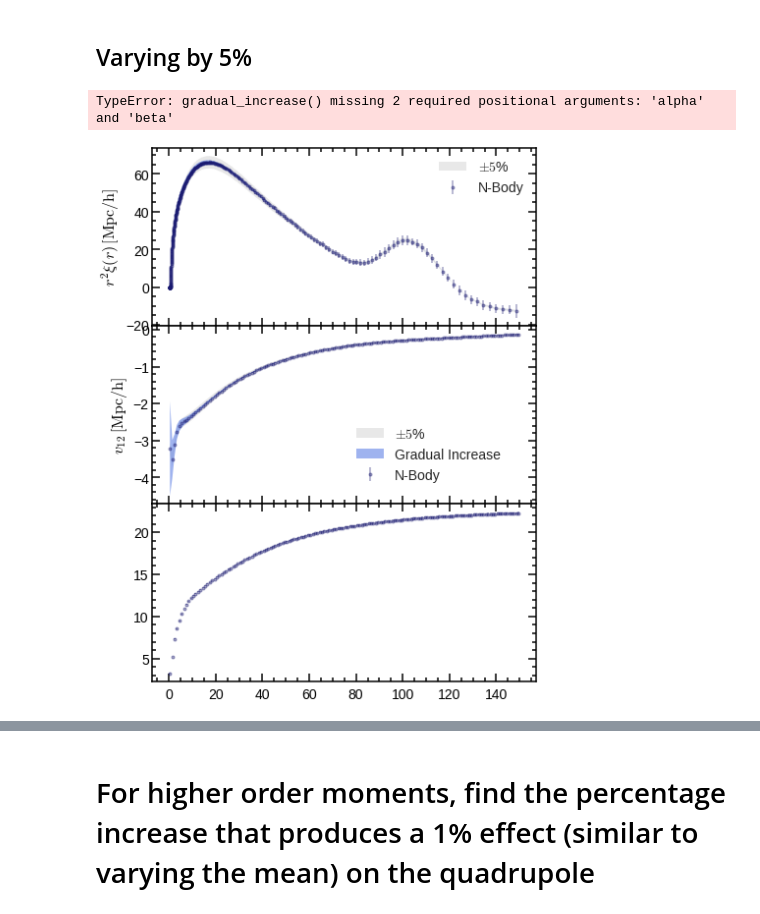
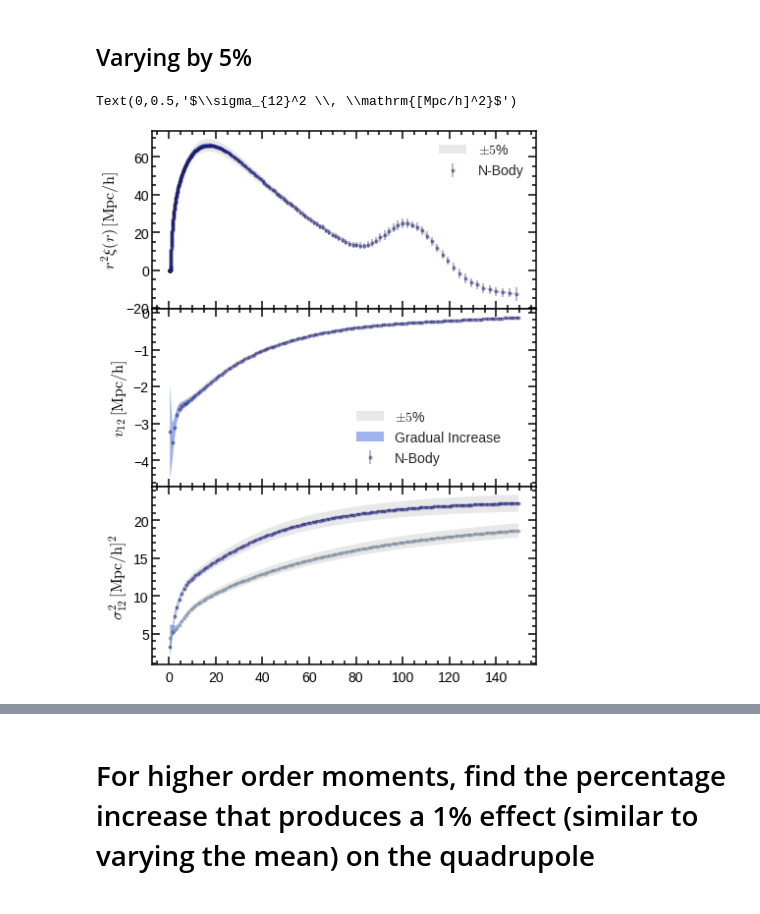
Before and after one commit to florpi/StreamingModel, a Jupyter notebook: streaming/moments/varying_moments.ipynb, the cells around one changed output, grey strips where cells are left out. Drawn from its saved outputs; the diff is of its cells as text; code cells hidden in the pictures.

```diff
--- a/streaming/moments/varying_moments.ipynb
+++ b/streaming/moments/varying_moments.ipynb
@@ -123,39 +123,39 @@ axes[2].errorbar(simulation.r,
              label = 'Radial', alpha = alpha_value)
 
 axes[2].fill_between(simulation.r,
-                 gradual_increase(simulation, 'c_20')(simulation.r),
-                 gradual_decrease(simulation, 'c_20')(simulation.r),
+                 gradual_increase(simulation, 'c_20', alpha, beta)(simulation.r),
+                 gradual_decrease(simulation, 'c_20', alpha, beta)(simulation.r),
                  facecolor = color_gradual, alpha = alpha_facecolor
                 )
 
 axes[2].fill_between(simulation.r,
                  increase(simulation, 'c_20', percentage = percentage)(simulation.r),
                  decrease(simulation, 'c_20', percentage = percentage)(simulation.r),
                  facecolor = color_percentage, alpha = alpha_facecolor
                 )
 
 axes[2].errorbar(simulation.r,
              simulation.c_02.mean(simulation.r), linestyle = '',
              yerr = simulation.c_02.std,marker = 'o', alpha = alpha_value,
              color = 'slategray', label = 'Tangential')
 
 
 axes[2].fill_between(simulation.r,
                  gradual_increase(simulation, 'c_02', alpha, beta)(simulation.r),
                  gradual_decrease(simulation, 'c_02', alpha, beta)(simulation.r),
                  facecolor = color_gradual, alpha = alpha_facecolor
                 )
 
 axes[2].fill_between(simulation.r,
                  increase(simulation, 'c_02', percentage = percentage)(simulation.r),
                  decrease(simulation, 'c_02', percentage = percentage)(simulation.r),
                  facecolor = color_percentage, alpha = alpha_facecolor
                 )
 
 axes[2].set_ylabel('$\sigma_{12}^2 \, \mathrm{[Mpc/h]^2}$')
 # %% [output]
-TypeError: gradual_increase() missing 2 required positional arguments: 'alpha' and 'beta'
+Text(0,0.5,'$\\sigma_{12}^2 \\, \\mathrm{[Mpc/h]^2}$')
-[figure, old version]
+[figure, new version]
 # %%
 moments = ['tpcf',
            'm_10',
```
Also changed, not shown: parts of 5 cells of this notebook, 5 other files.
